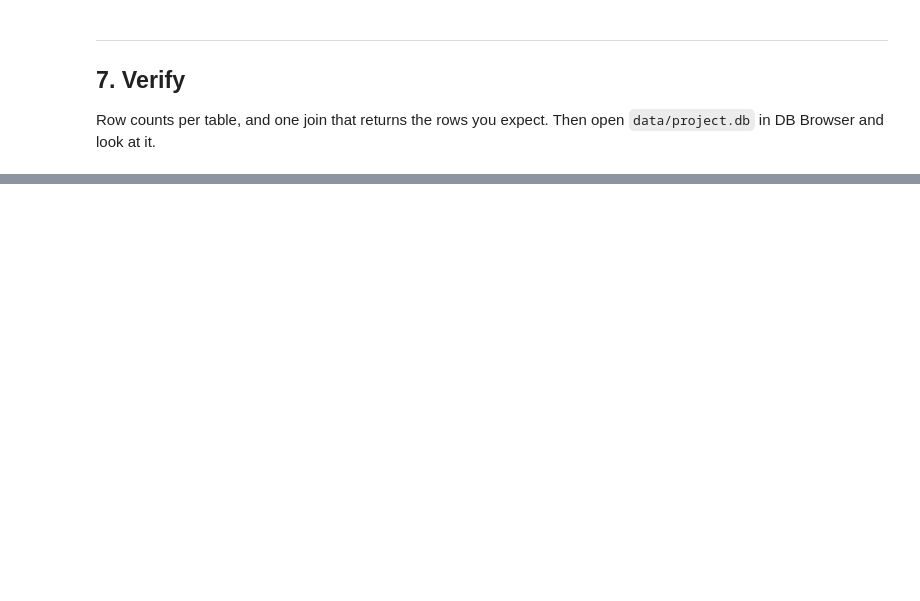
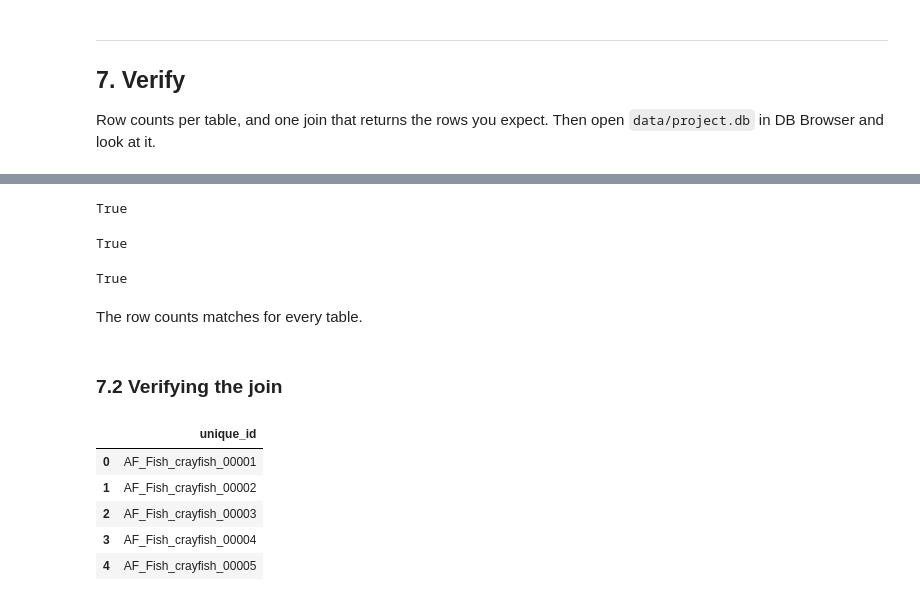
Before and after one commit to zoedoucet/project-1-eda-sql, a Jupyter notebook: notebooks/02_processing.ipynb, the cells around one changed output, grey strips where cells are left out. Saved outputs shown, nothing was run; the diff lists cells and outputs as text; code cells hidden in the pictures; blank space fills up the shorter version.

```diff
--- a/notebooks/02_processing.ipynb
+++ b/notebooks/02_processing.ipynb
@@ -383,0 +393,29 @@ Row counts per table, and one join that returns the rows you expect. Then open `
+# %%
+# species
+len(species) == project_con.execute("SELECT COUNT(*) FROM species;").fetchone()[0]
+# %% [output]
+True
+# %%
+# locationes
+len(location) == project_con.execute("SELECT COUNT(*) FROM location;").fetchone()[0]
+# %% [output]
+True
+# %%
+# impact
+len(impact) == project_con.execute("SELECT COUNT(*) FROM impact;").fetchone()[0]
+# %% [output]
+True
+# %% [markdown]
+The row counts matches for every table.
+# %% [markdown]
+### 7.2 Verifying the join
+# %%
+check_join_i = pd.read_sql("SELECT unique_id FROM impact LIMIT 5;", project_con)
+check_join_i
+# %% [output]
+|  | unique_id |
+| 0 | AF_Fish_crayfish_00001 |
+| 1 | AF_Fish_crayfish_00002 |
+| 2 | AF_Fish_crayfish_00003 |
+| 3 | AF_Fish_crayfish_00004 |
+| 4 | AF_Fish_crayfish_00005 |
```
Also changed, not shown: parts of 7 cells of this notebook.
